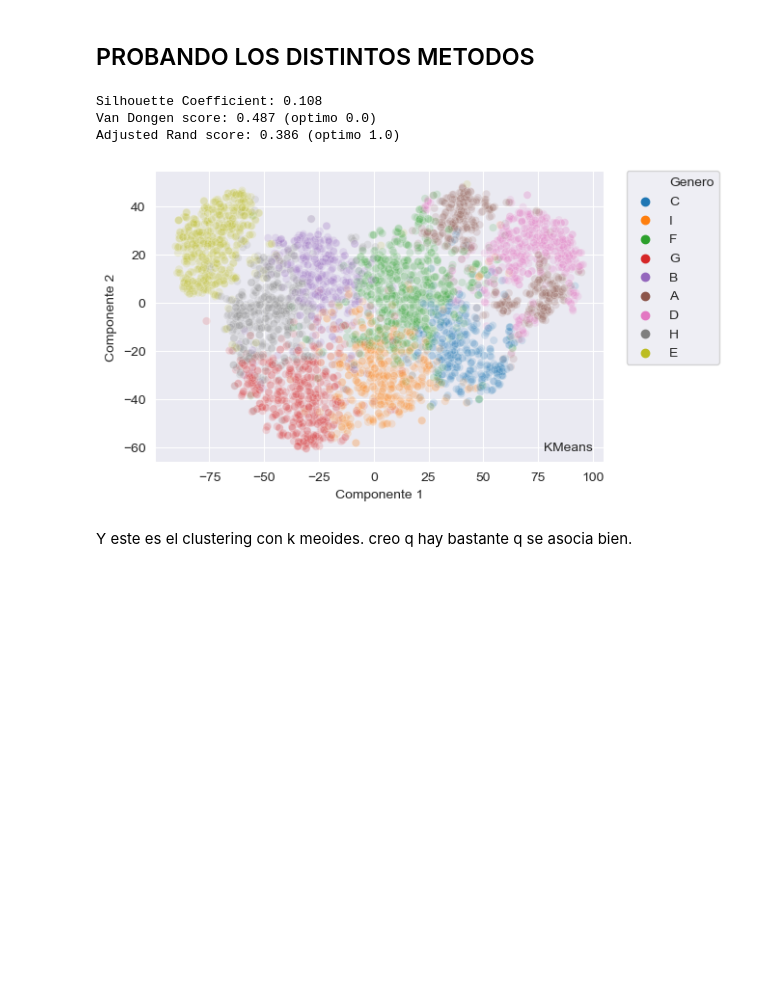
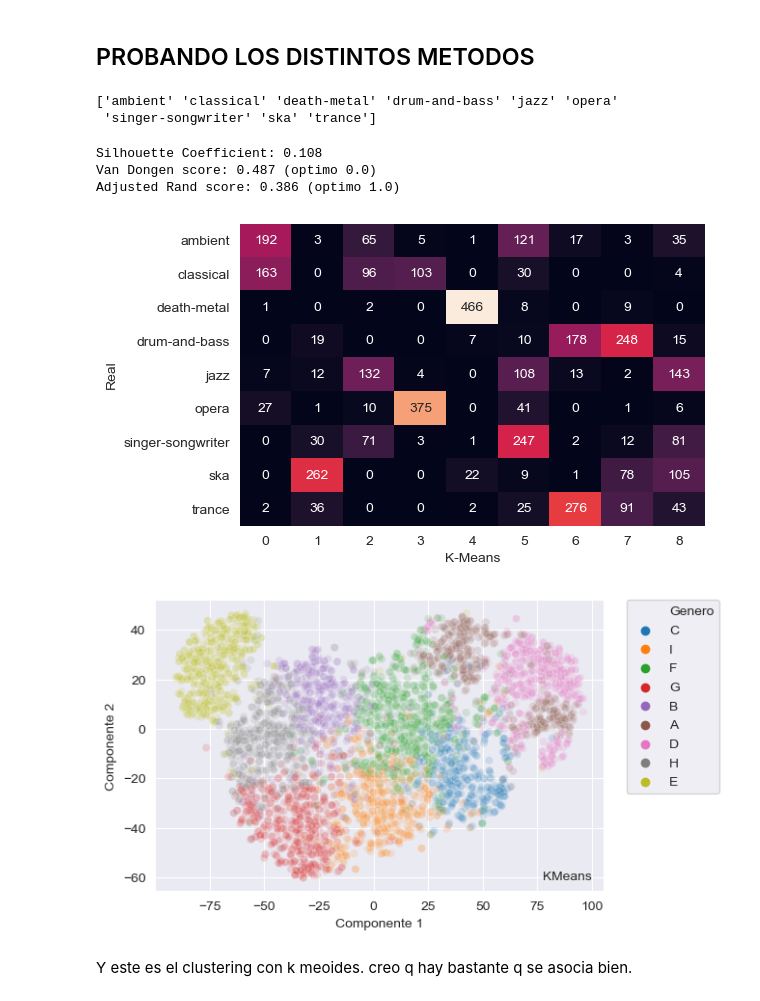
Before and after one commit to francotestori/dmctuba_01, a Jupyter notebook: preprocesamiento/05_PAM_y_spectralClustering.ipynb, the cells around one changed output. Cells and saved outputs as stored; diff of their text form; code cells hidden in the pictures; blank space fills up the shorter version.

```diff
--- a/preprocesamiento/05_PAM_y_spectralClustering.ipynb
+++ b/preprocesamiento/05_PAM_y_spectralClustering.ipynb
@@ -208,40 +210,64 @@ plt.show()
 # %%
 def timestamp_filename(name, ext):
     return name+"_"+datetime.now().strftime("%Y_%m_%d-%I_%M_%S_%p")+"."+ext
+# %%
+genres = genre_real.unique()
+genres.sort()
+print(genres)
+def plot_conf_matrix(real, Z2, description, nclust):
+
+    mat = confusion_matrix(real, Z2)
+    if(len(mat)==len(genres)):
+        sns.heatmap(mat, square=False, annot=True, fmt='d', cbar=False,
+                    yticklabels=genres,
+                    xticklabels=range(nclust))
+    else:
+        sns.heatmap(mat[nclust:nclust+len(genres),0:nclust], square=False, annot=True, fmt='d', cbar=False,
+                    yticklabels=genres,
+                    xticklabels=range(nclust))
+    plt.ylabel('Real')
+    plt.xlabel(description);
+    plt.show()
+# %% [output]
+['ambient' 'classical' 'death-metal' 'drum-and-bass' 'jazz' 'opera'
+ 'singer-songwriter' 'ska' 'trance']
 # %%
 
 model = KMeans(n_clusters=n, max_iter = 3000, random_state = 0, init='k-means++')
 
 # Convert into PMML format
 km_pipeline = PMMLPipeline([("KM", model)])
 km_pipeline.fit(df_num)
 sklearn2pmml(km_pipeline, timestamp_filename("../pmml/KMeans","pmml"),debug = False)
 
 # Convert into ONNX format
 initial_type = [('float_input', FloatTensorType([None, 31]))]
 onx = convert_sklearn(model, initial_types=initial_type)
 with open(timestamp_filename("../onnx/KMeans","pmml"), "wb") as f:
     f.write(onx.SerializeToString())
 
 Z = km_pipeline.predict(df_num)
 Z2 = [letra[x] for x in Z]
 
 validacion(Z2)
 
+plot_conf_matrix(genre_real, Z2,'K-Means',9)
+
 dfff = pd.DataFrame ({"Componente 1":Xred[:,0],"Componente 2":Xred[:,1],"Genero":Z2})
 sns.scatterplot(data=dfff, x="Componente 1", y="Componente 2", hue="Genero",alpha=0.15)
 plt.legend(bbox_to_anchor=(1.05, 1), loc=2, borderaxespad=0.)
 plt.text(100, -60,'KMeans',
      horizontalalignment='right',
      verticalalignment='center')
 
 plt.savefig('tsne_KMeans.png',dpi=800, bbox_inches = 'tight', pad_inches = 0)
 plt.show()
 # %% [output]
 Silhouette Coefficient: 0.108
 Van Dongen score: 0.487 (optimo 0.0)
 Adjusted Rand score: 0.386 (optimo 1.0)
-[figure, old version]
+[figure, new version]
+[figure, added]
 # %% [markdown]
 Y este es el clustering con k meoides. creo q hay bastante q se asocia bien.
 # %%
```
Also changed, not shown: parts of 11 cells of this notebook, 8 other files.
